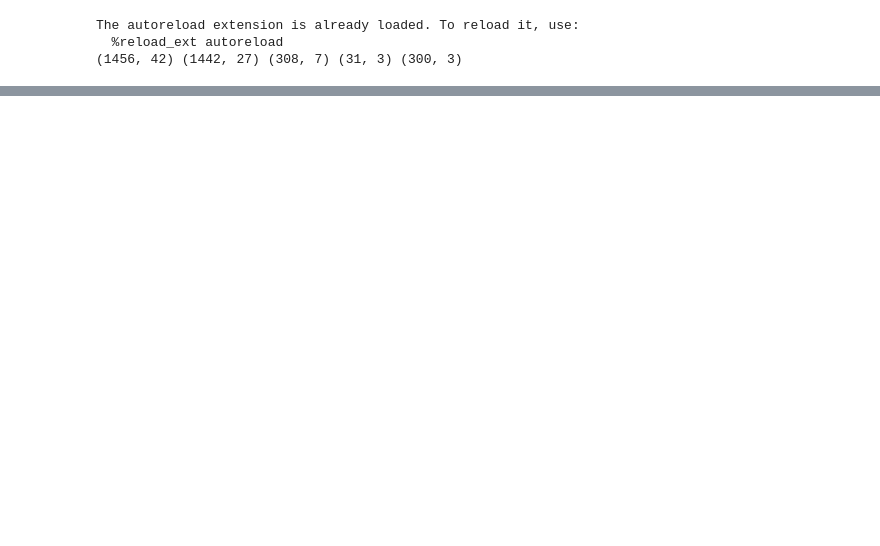
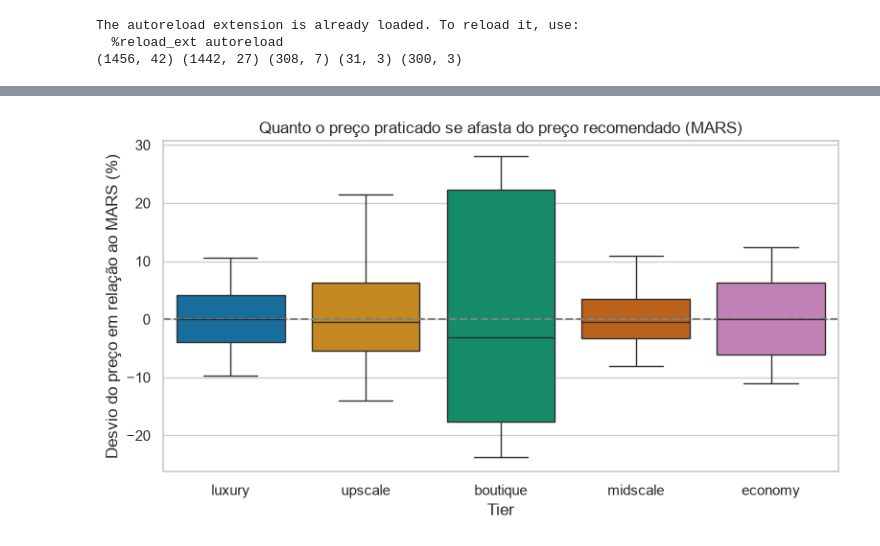
Before and after one commit to brunoh19/trabalho-final, a Jupyter notebook: notebook/visualizacao.ipynb, the cells around one changed output, grey strips where cells are left out. Drawn from its saved outputs; the diff is of its cells as text; code cells hidden in the pictures; blank space fills up the shorter version.

```diff
--- a/notebook/visualizacao.ipynb
+++ b/notebook/visualizacao.ipynb
@@ -28,3 +34,5 @@ g.quadrantes(semanal).show()
 # %%
-g.desvio_mars(decisoes).show()
+g.desvio_mars(decisoes)
+# %% [output]
+[figure, added]
 # %%
```
Also changed, not shown: parts of 6 cells of this notebook, 2 other files.
